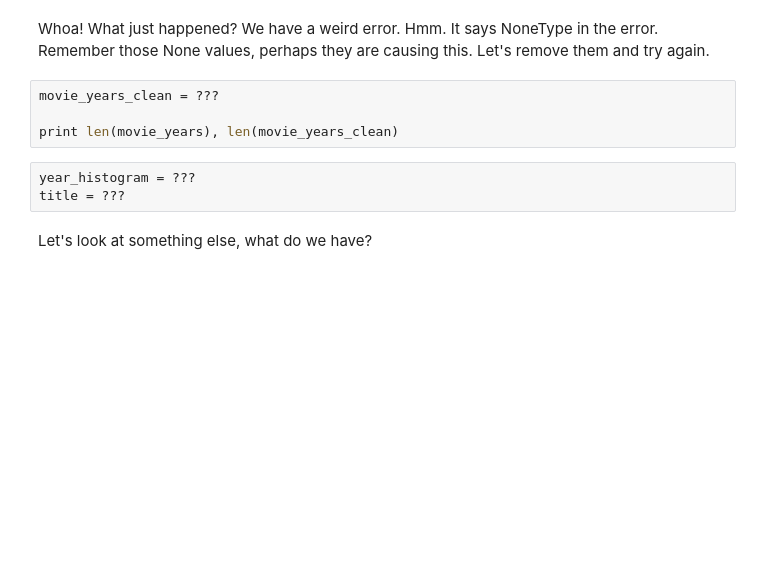
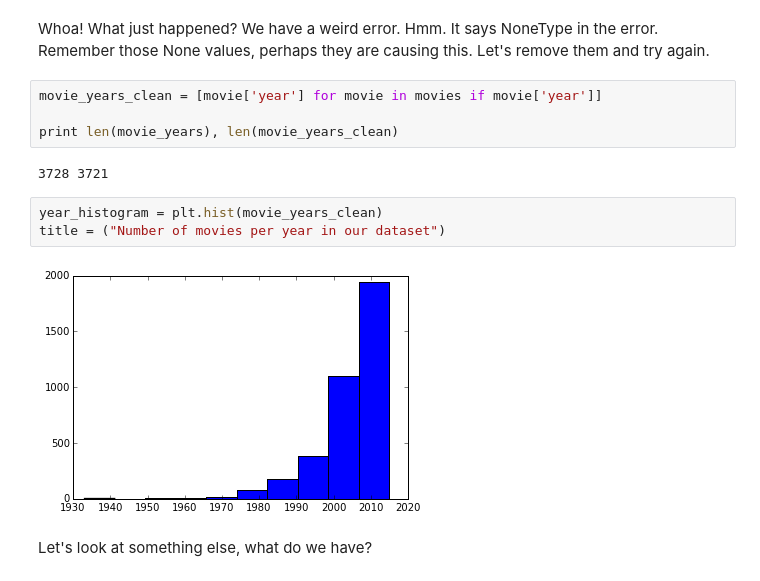
Before and after one commit to StevenLiCOF/DSCB_Project_2_Group, a Jupyter notebook: EDA_and_Regression_student.ipynb, the cells around one changed output. Cells and saved outputs as stored; diff of their text form; blank space fills up the shorter version.

```diff
--- a/EDA_and_Regression_student.ipynb
+++ b/EDA_and_Regression_student.ipynb
@@ -56,12 +100,16 @@ import seaborn as sns
 # %% [markdown]
 Whoa! What just happened? We have a weird error. Hmm. It says NoneType in the error. Remember those None values, perhaps they are causing this. Let's remove them and try again.
 # %%
-movie_years_clean = ???
+movie_years_clean = [movie['year'] for movie in movies if movie['year']]
 
 print len(movie_years), len(movie_years_clean)
+# %% [output]
+3728 3721
-# %%
-year_histogram = ???
-title = ???
+# %%
+year_histogram = plt.hist(movie_years_clean)
+title = ("Number of movies per year in our dataset")
+# %% [output]
+[figure, added]
 # %% [markdown]
 Let's look at something else, what do we have?
 # %%
```
Also changed, not shown: parts of 26 cells of this notebook, 1 other file.
